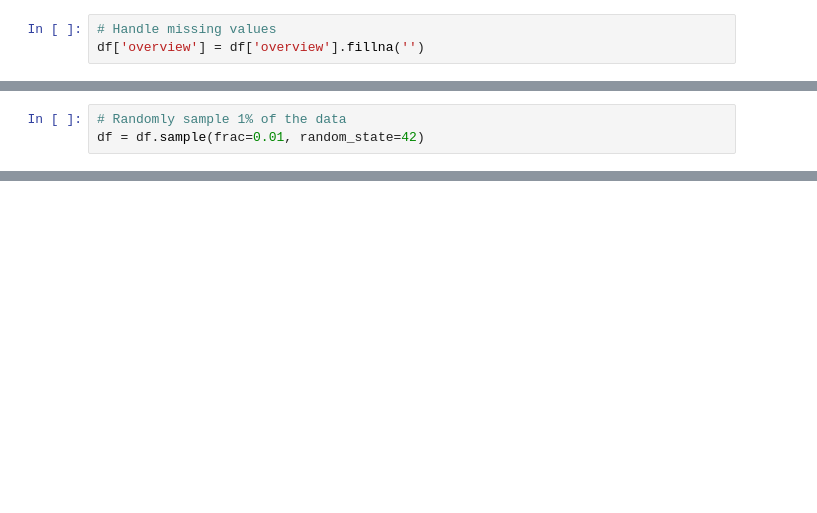
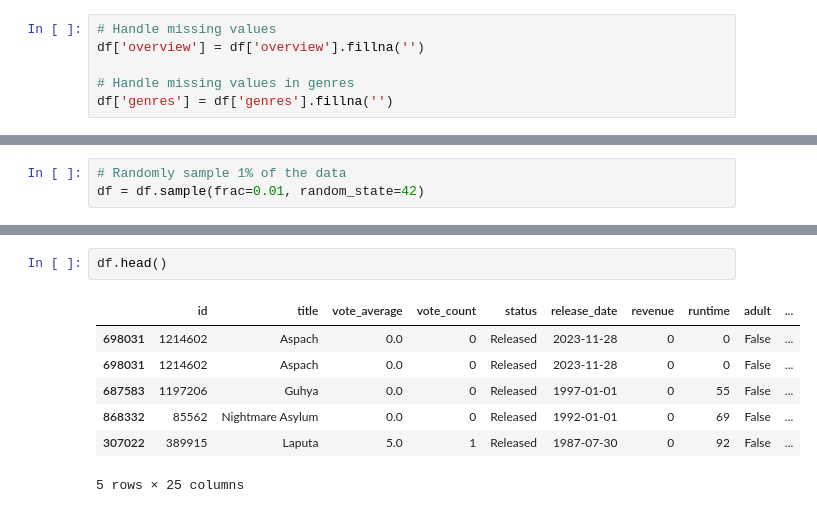
Before and after one commit to bcb2010/Movie-Prediction_System, a Jupyter notebook: task9.ipynb, the cells around one changed output, grey strips where cells are left out. Cells and saved outputs as stored; diff of their text form; blank space fills up the shorter version.

```diff
--- a/task9.ipynb
+++ b/task9.ipynb
@@ -30,3 +31,6 @@ text = " ".join(df['overview'].astype(str))
 # %%
 # Handle missing values
 df['overview'] = df['overview'].fillna('')
+
+# Handle missing values in genres
+df['genres'] = df['genres'].fillna('')
@@ -115,0 +133,10 @@ for _, row in top_genres.iterrows():
+# %%
+df.head()
+# %% [output]
+|  | id | title | vote_average | vote_count | status | release_date | revenue | runtime | adult | ... |
+| 698031 | 1214602 | Aspach | 0.0 | 0 | Released | 2023-11-28 | 0 | 0 | False | ... |
+| 698031 | 1214602 | Aspach | 0.0 | 0 | Released | 2023-11-28 | 0 | 0 | False | ... |
+| 687583 | 1197206 | Guhya | 0.0 | 0 | Released | 1997-01-01 | 0 | 55 | False | ... |
+| 868332 | 85562 | Nightmare Asylum | 0.0 | 0 | Released | 1992-01-01 | 0 | 69 | False | ... |
+| 307022 | 389915 | Laputa | 5.0 | 1 | Released | 1987-07-30 | 0 | 92 | False | ... |
+5 rows × 25 columns
```
Also changed, not shown: parts of 11 cells of this notebook.
